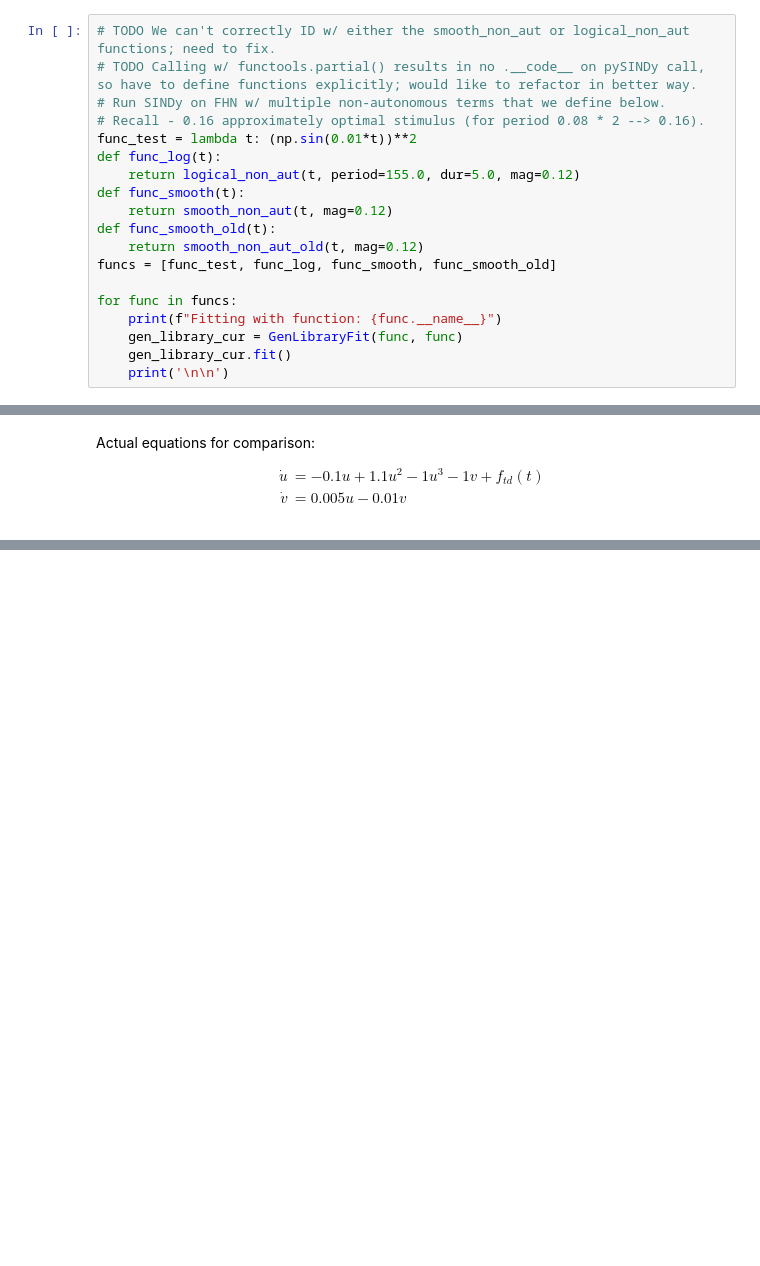
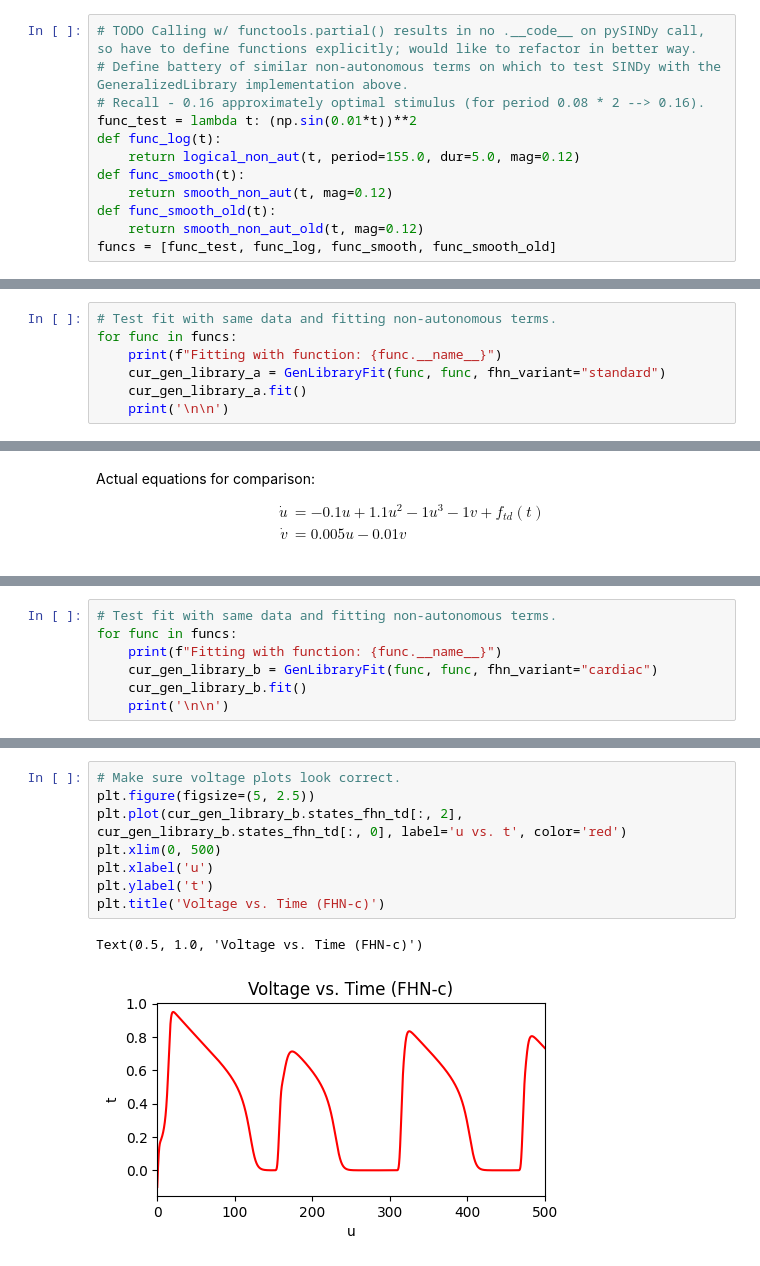
Before and after one commit to cswelch/SINDy-for-Cardiac-Electrophysiology, a Jupyter notebook: SINDy_non-autonomous_test.ipynb, the cells around one changed output, grey strips where cells are left out. Saved outputs shown, nothing was run; the diff lists cells and outputs as text; blank space fills up the shorter version.

```diff
--- a/SINDy_non-autonomous_test.ipynb
+++ b/SINDy_non-autonomous_test.ipynb
@@ -396,8 +414,7 @@ class GenLibraryFit():
         model_fhn_td.print(precision=5)
 # %%
-# TODO We can't correctly ID w/ either the smooth_non_aut or logical_non_aut functions; need to fix.
 # TODO Calling w/ functools.partial() results in no .__code__ on pySINDy call, so have to define functions explicitly; would like to refactor in better way.
-# Run SINDy on FHN w/ multiple non-autonomous terms that we define below.
+# Define battery of similar non-autonomous terms on which to test SINDy with the GeneralizedLibrary implementation above.
 # Recall - 0.16 approximately optimal stimulus (for period 0.08 * 2 --> 0.16).
 func_test = lambda t: (np.sin(0.01*t))**2
 def func_log(t):
@@ -407,9 +424,3 @@ def func_smooth(t):
 def func_smooth_old(t):
     return smooth_non_aut_old(t, mag=0.12)
 funcs = [func_test, func_log, func_smooth, func_smooth_old]
-
-for func in funcs:
-    print(f"Fitting with function: {func.__name__}")
-    gen_library_cur = GenLibraryFit(func, func)
-    gen_library_cur.fit()
-    print('\n\n')
@@ -433,0 +429,7 @@ Fitting with function: func_smooth_old
+# %%
+# Test fit with same data and fitting non-autonomous terms.
+for func in funcs:
+    print(f"Fitting with function: {func.__name__}")
+    cur_gen_library_a = GenLibraryFit(func, func, fhn_variant="standard")
+    cur_gen_library_a.fit()
+    print('\n\n')
@@ -451,0 +486,7 @@ Fitting logical_non_aut data with smooth_non_aut fit
+# %%
+# Test fit with same data and fitting non-autonomous terms.
+for func in funcs:
+    print(f"Fitting with function: {func.__name__}")
+    cur_gen_library_b = GenLibraryFit(func, func, fhn_variant="cardiac")
+    cur_gen_library_b.fit()
+    print('\n\n')
@@ -451,0 +511,11 @@ Fitting logical_non_aut data with smooth_non_aut fit
+# %%
+# Make sure voltage plots look correct.
+plt.figure(figsize=(5, 2.5))
+plt.plot(cur_gen_library_b.states_fhn_td[:, 2], cur_gen_library_b.states_fhn_td[:, 0], label='u vs. t', color='red')
+plt.xlim(0, 500)
+plt.xlabel('u')
+plt.ylabel('t')
+plt.title('Voltage vs. Time (FHN-c)')
+# %% [output]
+Text(0.5, 1.0, 'Voltage vs. Time (FHN-c)')
+[figure, added]
```
Also changed, not shown: parts of 16 cells of this notebook.
